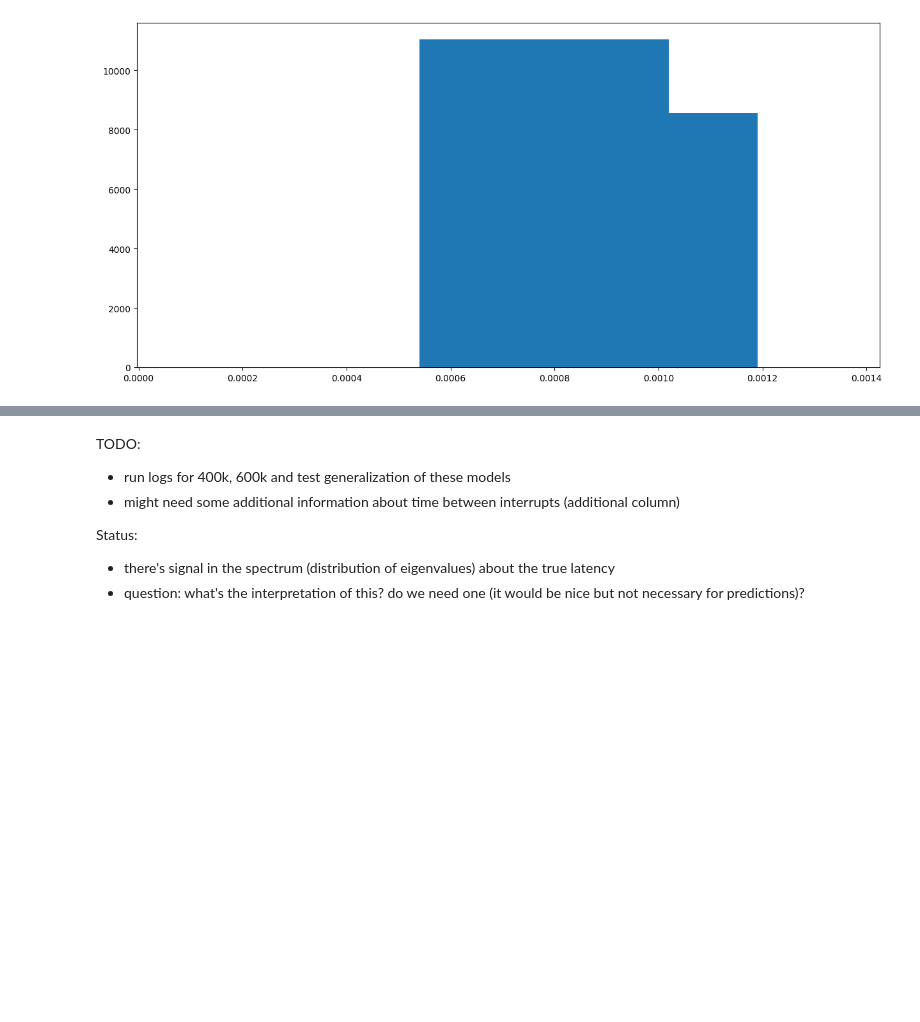
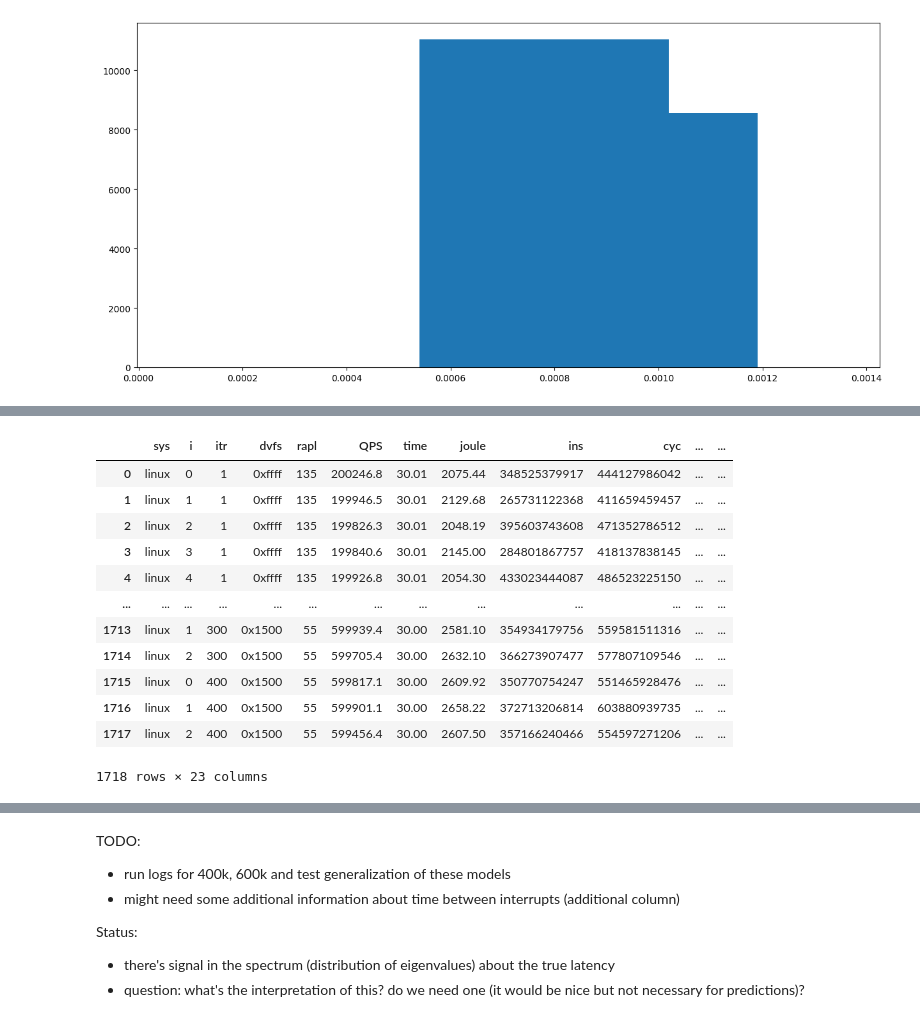
Before and after one commit to awadyn/network_exec_energy_study, a Jupyter notebook: full_logs/Analysis of correlation eigenvalues.ipynb, the cells around one changed output, grey strips where cells are left out. Saved outputs shown, nothing was run; the diff lists cells and outputs as text; code cells hidden in the pictures; blank space fills up the shorter version.

```diff
--- a/full_logs/Analysis of correlation eigenvalues.ipynb
+++ b/full_logs/Analysis of correlation eigenvalues.ipynb
@@ -101,0 +146,17 @@ bins:  [6.13272625e-05 5.40483785e-04 1.01964031e-03 1.19014160e-03
+# %%
+summary_df = pd.read_csv('linux_mcd.csv', sep=' ')
+summary_df
+# %% [output]
+|  | sys | i | itr | dvfs | rapl | QPS | time | joule | ins | cyc | ... | ... |
+| 0 | linux | 0 | 1 | 0xffff | 135 | 200246.8 | 30.01 | 2075.44 | 348525379917 | 444127986042 | ... | ... |
+| 1 | linux | 1 | 1 | 0xffff | 135 | 199946.5 | 30.01 | 2129.68 | 265731122368 | 411659459457 | ... | ... |
+| 2 | linux | 2 | 1 | 0xffff | 135 | 199826.3 | 30.01 | 2048.19 | 395603743608 | 471352786512 | ... | ... |
+| 3 | linux | 3 | 1 | 0xffff | 135 | 199840.6 | 30.01 | 2145.00 | 284801867757 | 418137838145 | ... | ... |
+| 4 | linux | 4 | 1 | 0xffff | 135 | 199926.8 | 30.01 | 2054.30 | 433023444087 | 486523225150 | ... | ... |
+| ... | ... | ... | ... | ... | ... | ... | ... | ... | ... | ... | ... | ... |
+| 1713 | linux | 1 | 300 | 0x1500 | 55 | 599939.4 | 30.00 | 2581.10 | 354934179756 | 559581511316 | ... | ... |
+| 1714 | linux | 2 | 300 | 0x1500 | 55 | 599705.4 | 30.00 | 2632.10 | 366273907477 | 577807109546 | ... | ... |
+| 1715 | linux | 0 | 400 | 0x1500 | 55 | 599817.1 | 30.00 | 2609.92 | 350770754247 | 551465928476 | ... | ... |
+| 1716 | linux | 1 | 400 | 0x1500 | 55 | 599901.1 | 30.00 | 2658.22 | 372713206814 | 603880939735 | ... | ... |
+| 1717 | linux | 2 | 400 | 0x1500 | 55 | 599456.4 | 30.00 | 2607.50 | 357166240466 | 554597271206 | ... | ... |
+1718 rows × 23 columns
```
Also changed, not shown: parts of 15 cells of this notebook.
